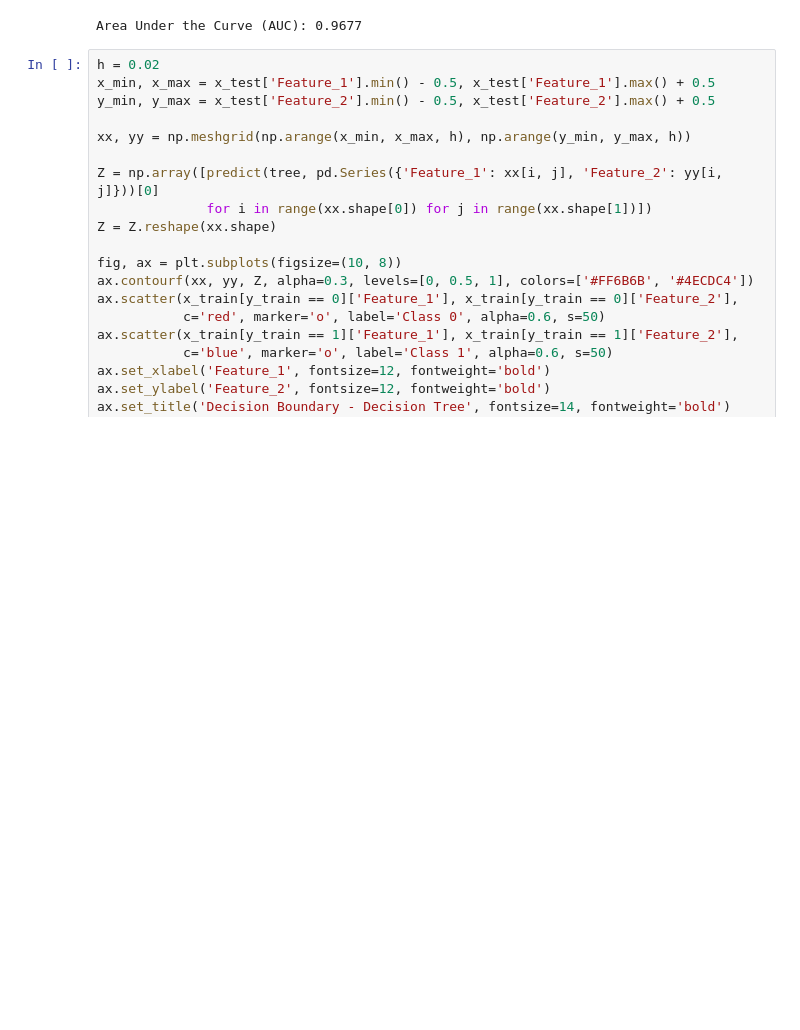
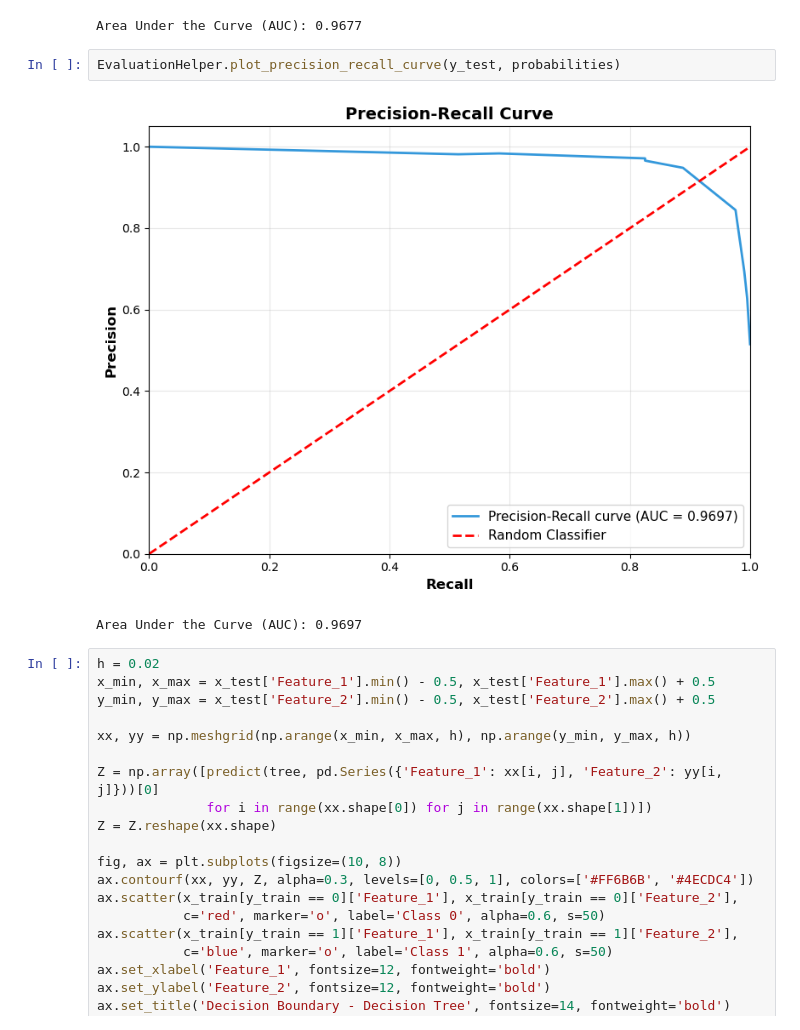
Before and after one commit to danielpederzini/classification-models, a Jupyter notebook: decision_tree_moons.ipynb, the cells around one changed output. Drawn from its saved outputs; the diff is of its cells as text; blank space fills up the shorter version.

```diff
--- a/decision_tree_moons.ipynb
+++ b/decision_tree_moons.ipynb
@@ -167,6 +167,11 @@ EvaluationHelper.plot_roc_curve(y_test, probabilities)
 # %% [output]
 [figure]
 Area Under the Curve (AUC): 0.9677
+# %%
+EvaluationHelper.plot_precision_recall_curve(y_test, probabilities)
+# %% [output]
+[figure, added]
+Area Under the Curve (AUC): 0.9697
 # %%
 h = 0.02
 x_min, x_max = x_test['Feature_1'].min() - 0.5, x_test['Feature_1'].max() + 0.5
```
Also changed, not shown: 18 other files.
